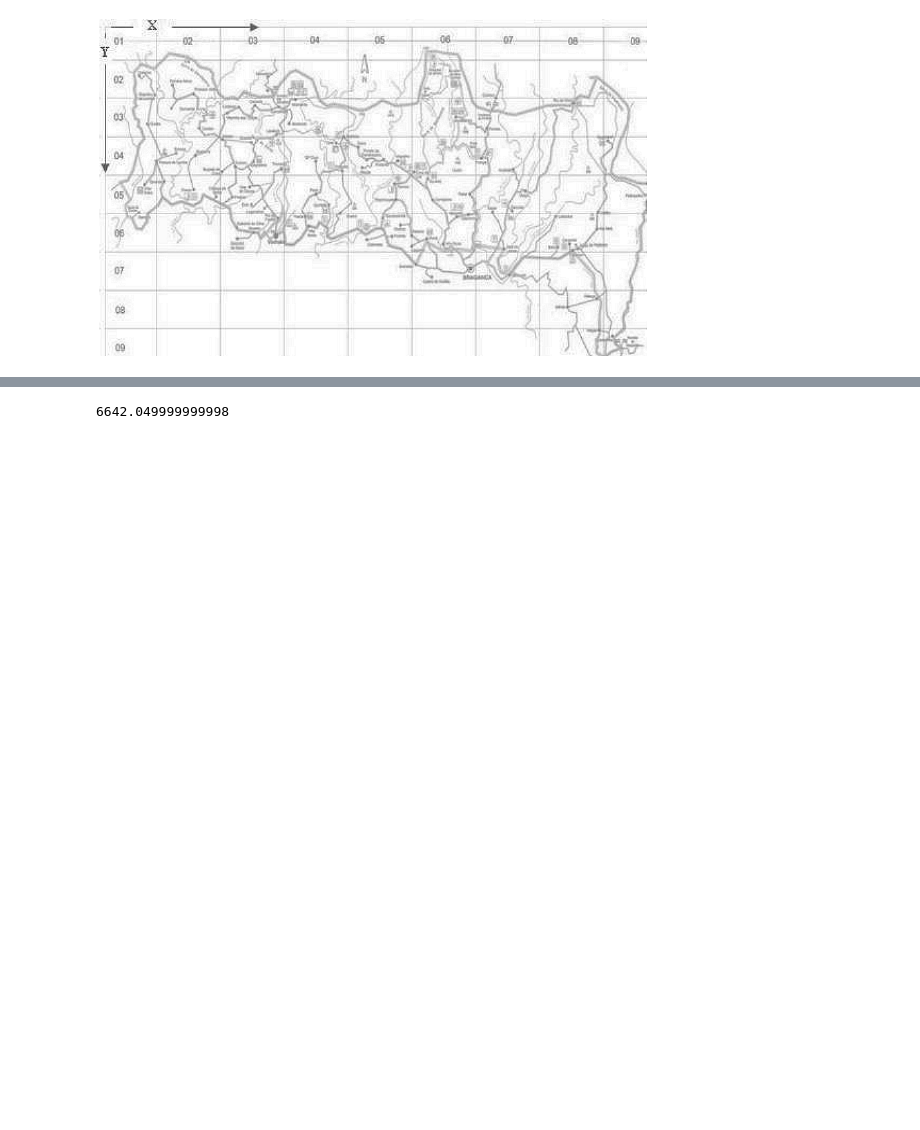
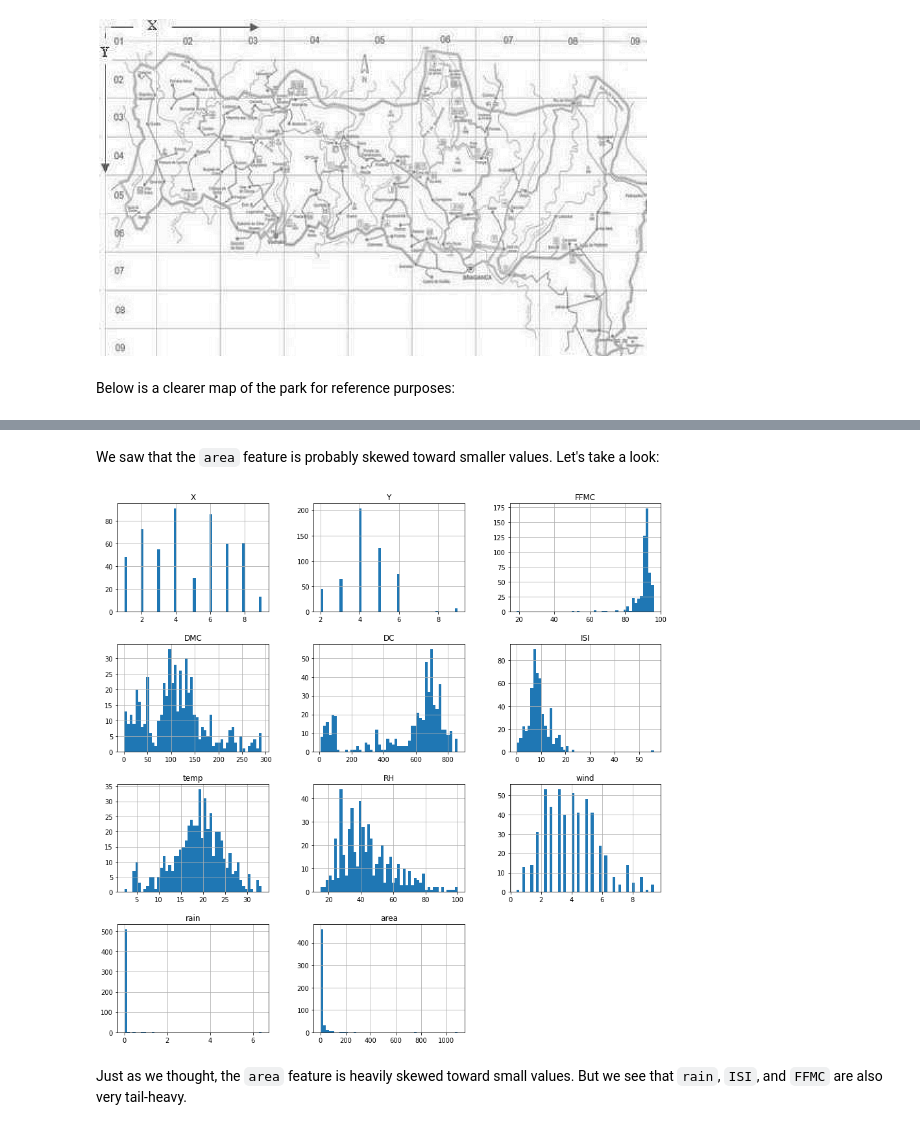
Before and after one commit to achi113s/ForestFires, a Jupyter notebook: ForestFireNb.ipynb, the cells around one changed output, grey strips where cells are left out. Saved outputs shown, nothing was run; the diff lists cells and outputs as text; code cells hidden in the pictures; blank space fills up the shorter version.

```diff
--- a/ForestFireNb.ipynb
+++ b/ForestFireNb.ipynb
@@ -108,4 +132,6 @@ The location data in the table indicates the grid square in which the fire insta
 # %% [markdown]
 ![The-map-of-Montesinho-natural-park%20%283%29.png](attachment:The-map-of-Montesinho-natural-park%20%283%29.png)
+# %% [markdown]
+Below is a clearer map of the park for reference purposes:
 # %%
 montesinho_coords = (41.90619363929526, -6.859714550272582)
@@ -114,7 +140,12 @@ folium.Marker(list(montesinho_coords), popup="<i>Montesinho Natural Park</i>").a
 montesinho_park_map
 # %% [output]
 [interactive output not drawn]
-# %%
-sum(forest_fires['area'])
-# %% [output]
-6642.049999999998
+# %% [markdown]
+We saw that the `area` feature is probably skewed toward smaller values. Let's take a look:
+# %%
+forest_fires.hist(bins=50, figsize=(15,15))
+plt.show()
+# %% [output]
+[figure, added]
+# %% [markdown]
+Just as we thought, the `area` feature is heavily skewed toward small values. But we see that `rain`, `ISI`, and `FFMC` are also very tail-heavy.
```
Also changed, not shown: parts of 6 cells of this notebook.
